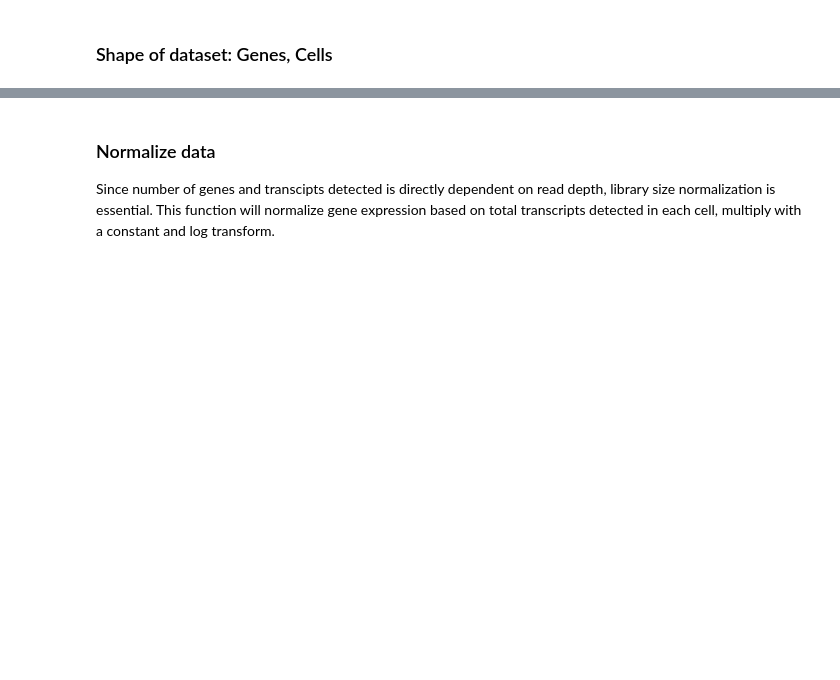
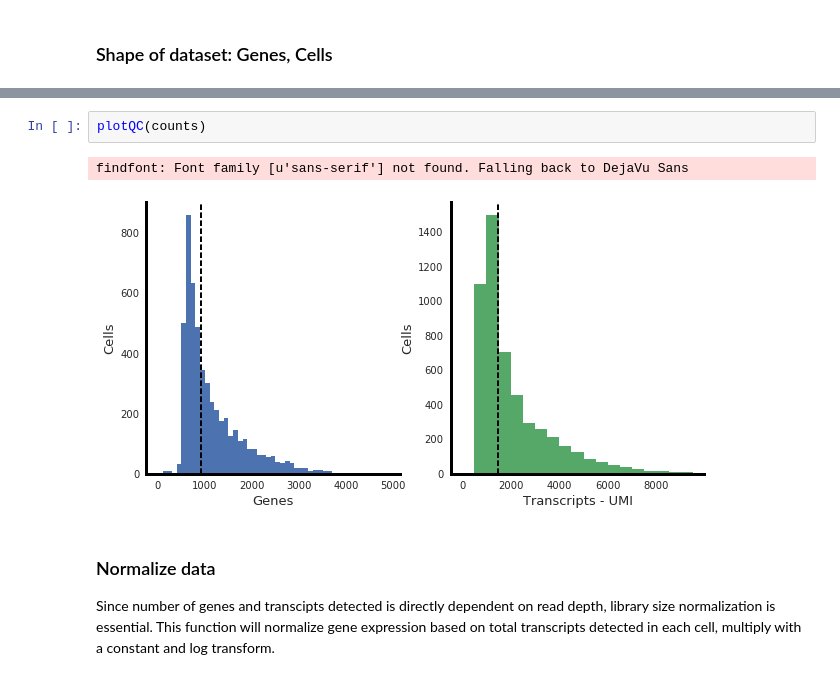
Before and after one commit to wflynny/JAX-NeuroGeneticsSClDataAnalysis, a Jupyter notebook: AnalysisNotebook.ipynb, the cells around one changed output, grey strips where cells are left out. Cells and saved outputs as stored; diff of their text form; blank space fills up the shorter version.

```diff
--- a/AnalysisNotebook.ipynb
+++ b/AnalysisNotebook.ipynb
@@ -291,3 +294,8 @@ counts.shape
+# %%
+plotQC(counts)
+# %% [output]
+findfont: Font family [u'sans-serif'] not found. Falling back to DejaVu Sans
+[figure, added]
 # %% [markdown]
 ### Normalize data
 Since number of genes and transcipts detected is directly dependent on read depth, library size normalization is essential. This function will normalize gene expression based on total transcripts detected in each cell, multiply with a constant and log transform.
```
Also changed, not shown: parts of 6 cells of this notebook, 8 other files.
